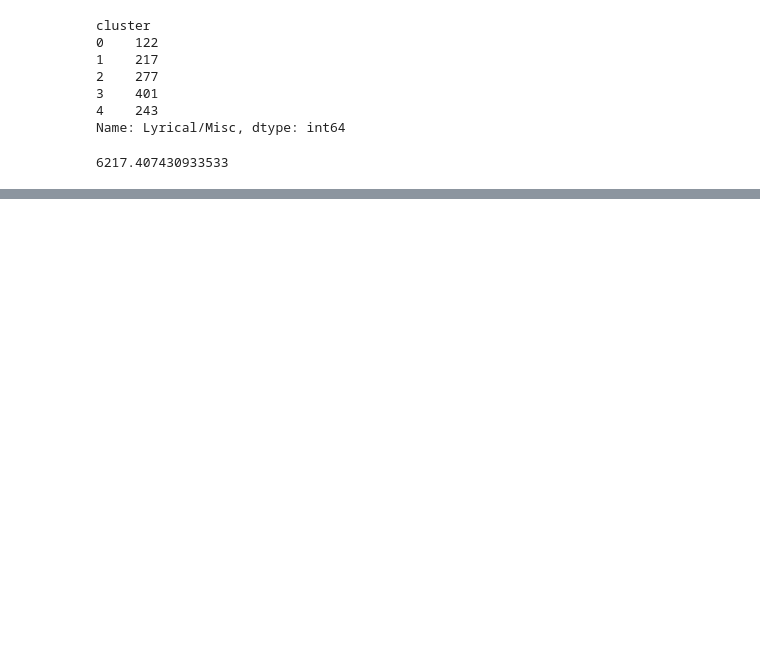
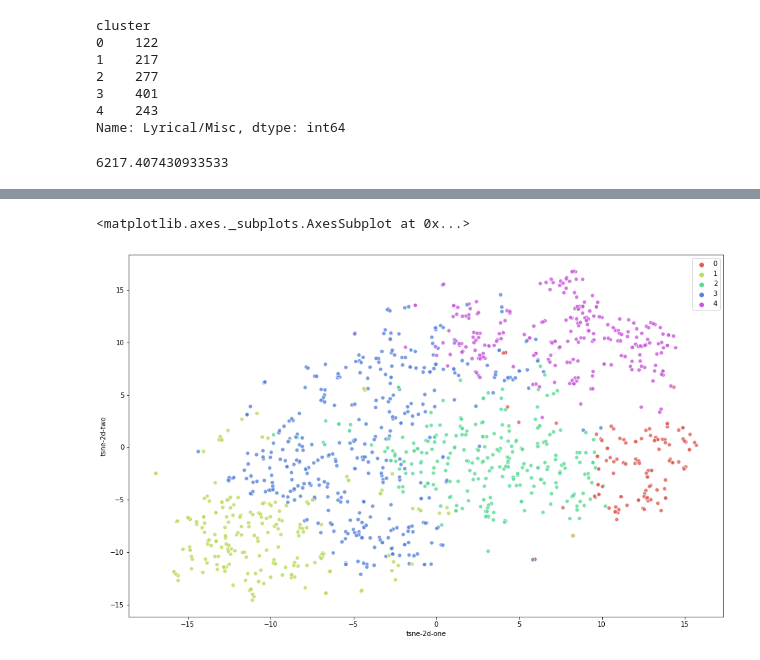
Before and after one commit to kelseyfglenn/rapgeo, a Jupyter notebook: clustering.ipynb, the cells around one changed output, grey strips where cells are left out. Saved outputs shown, nothing was run; the diff lists cells and outputs as text; code cells hidden in the pictures; blank space fills up the shorter version.

```diff
--- a/clustering.ipynb
+++ b/clustering.ipynb
@@ -176,0 +215,3 @@ kmeans_scree_plot(X, StandardScaler, 1, 30, 30)
+# %%
+tsne = TSNE(n_components=2, verbose=1, perplexity=40, n_iter=300)
+tsne_results = tsne.fit_transform(X_scaled)
@@ -176,0 +227,4 @@ kmeans_scree_plot(X, StandardScaler, 1, 30, 30)
+# %%
+xs = X_scaled.copy()
+xs['tsne-2d-one'] = tsne_results[:,0]
+xs['tsne-2d-two'] = tsne_results[:,1]
@@ -176,0 +233,14 @@ kmeans_scree_plot(X, StandardScaler, 1, 30, 30)
+# %%
+
+plt.figure(figsize=(16,10))
+sns.scatterplot(
+    x="tsne-2d-one", y="tsne-2d-two",
+    data=xs,
+    hue=y,
+    palette=sns.color_palette("hls", 5),
+    legend="full",
+    alpha=0.8
+)
+# %% [output]
+<matplotlib.axes._subplots.AxesSubplot at 0x...>
+[figure, added]
```
Also changed, not shown: parts of 23 cells of this notebook, 13 other files.
